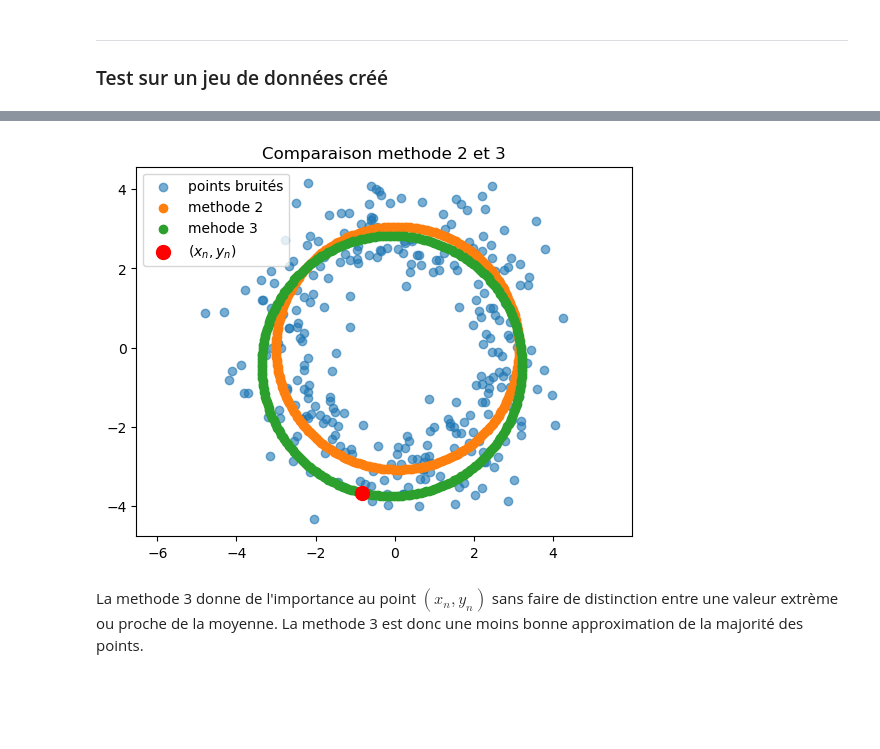
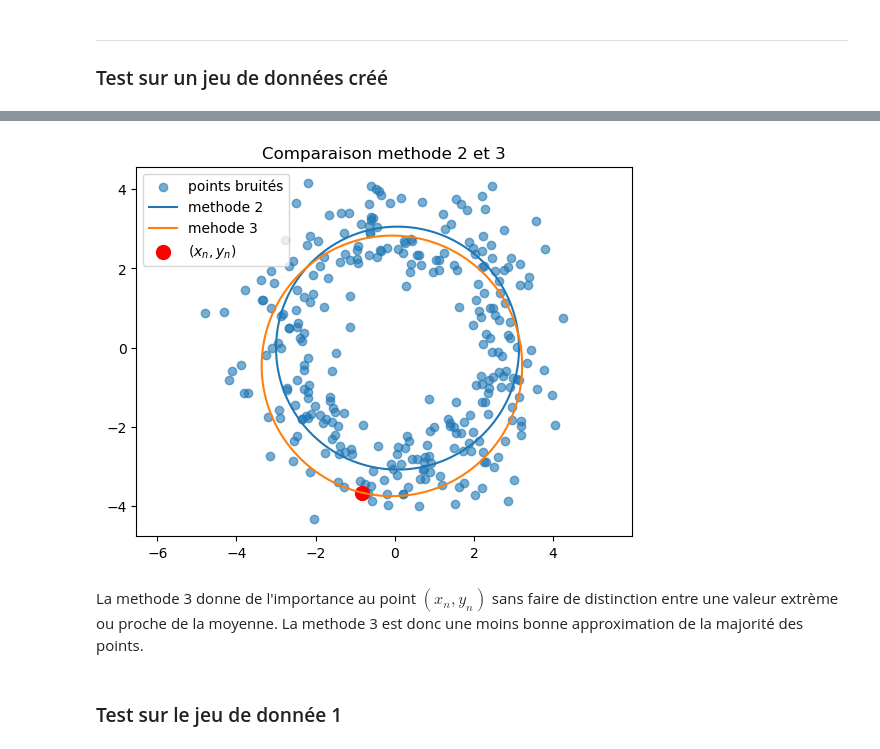
Before and after one commit to NourBouabid/Projet-optimisation-266-, a Jupyter notebook: notebook_final.ipynb, the cells around one changed output, grey strips where cells are left out. Cells and saved outputs as stored; diff of their text form; code cells hidden in the pictures; blank space fills up the shorter version.

```diff
--- a/notebook_final.ipynb
+++ b/notebook_final.ipynb
@@ -218,28 +219,30 @@ plt.show()
 # %%
 #superposition
 
 plt.scatter(x_bruite, y_bruite, alpha=0.6, label="points bruités")
 
 xc2, yc2, r2 =methode2(x_bruite,y_bruite)
 xc3, yc3, r3 =methode3(x_bruite,y_bruite)
 
 theta = np.linspace(0, 2*np.pi, 300)
 
 x_cercle2 = xc2 + r2*np.cos(theta)
 y_cercle2 = yc2 + r2*np.sin(theta)
-plt.scatter(x_cercle2, y_cercle2, label="methode 2 ")
+plt.plot(x_cercle2, y_cercle2, label="methode 2 ")
 
 x_cercle3 = xc3 + r3*np.cos(theta)
 y_cercle3 = yc3 + r3*np.sin(theta)
-plt.scatter(x_cercle3, y_cercle3, label="mehode 3")
+plt.plot(x_cercle3, y_cercle3, label="mehode 3")
 
 plt.scatter(x_bruite[-1], y_bruite[-1], color='red', s=100, label=r'$(x_n,y_n)$')
 
 plt.axis("equal")
 plt.title("Comparaison methode 2 et 3")
 plt.legend()
 plt.show()
 # %% [output]
-[figure, old version]
+[figure, new version]
 # %% [markdown]
 La methode 3 donne de l'importance au point $(x_n,y_n)$ sans faire de distinction entre une valeur extrème ou proche de la moyenne. La methode 3 est donc une moins bonne approximation de la majorité des points.
+# %% [markdown]
+### Test sur le jeu de donnée 1
```
Also changed, not shown: parts of 11 cells of this notebook.
